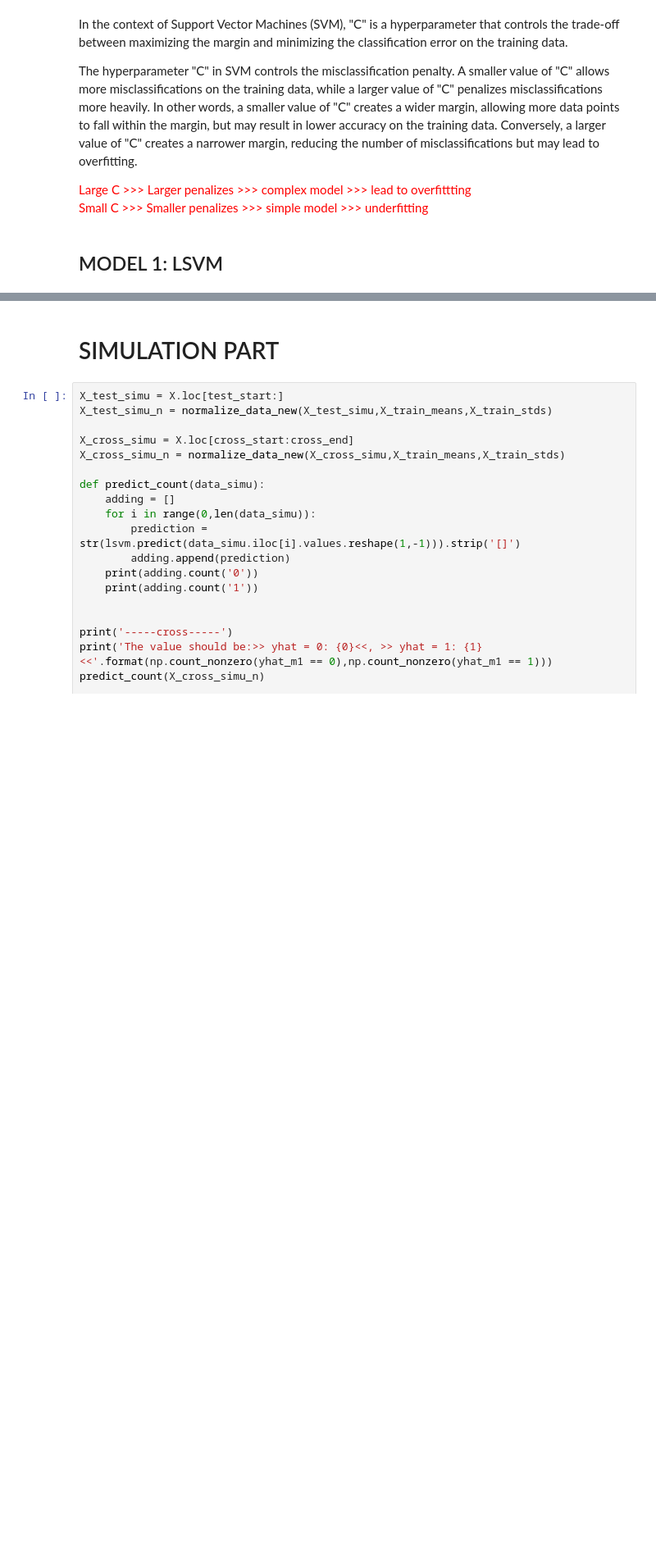
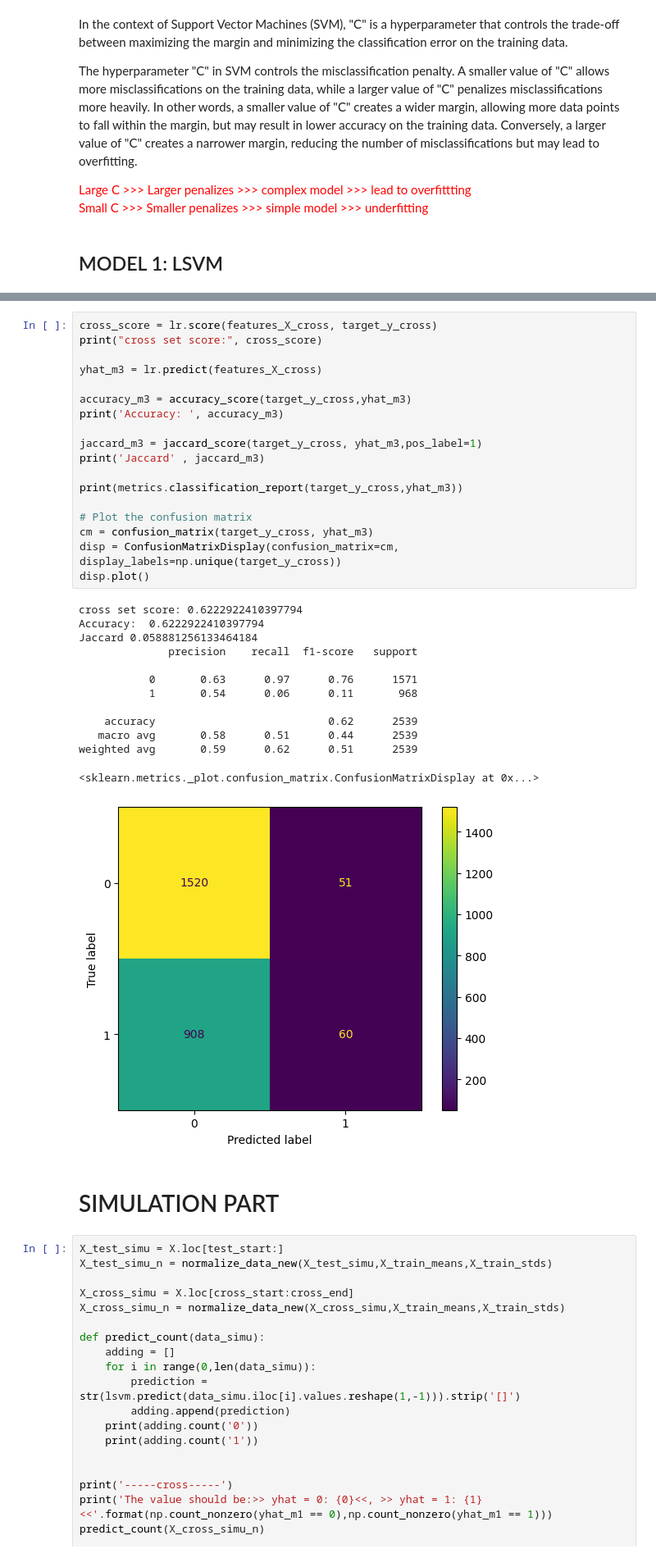
Before and after one commit to pkong001/LSVM-XAUUSD, a Jupyter notebook: lsvm_Long.ipynb, the cells around one changed output, grey strips where cells are left out. Shown at 82% size. Cells and saved outputs as stored; diff of their text form; blank space fills up the shorter version.

```diff
--- a/lsvm_Long.ipynb
+++ b/lsvm_Long.ipynb
@@ -409,3 +641,35 @@ weighted avg       0.75      0.76      0.74      2539
+# %%
+cross_score = lr.score(features_X_cross, target_y_cross)
+print("cross set score:", cross_score)
+
+yhat_m3 = lr.predict(features_X_cross)
+
+accuracy_m3 = accuracy_score(target_y_cross,yhat_m3)
+print('Accuracy: ', accuracy_m3)
+
+jaccard_m3 = jaccard_score(target_y_cross, yhat_m3,pos_label=1)
+print('Jaccard' , jaccard_m3)
+
+print(metrics.classification_report(target_y_cross,yhat_m3))
+
+# Plot the confusion matrix
+cm = confusion_matrix(target_y_cross, yhat_m3)
+disp = ConfusionMatrixDisplay(confusion_matrix=cm, display_labels=np.unique(target_y_cross))
+disp.plot()
+# %% [output]
+cross set score: 0.6222922410397794
+Accuracy:  0.6222922410397794
+Jaccard 0.058881256133464184
+              precision    recall  f1-score   support
+
+           0       0.63      0.97      0.76      1571
+           1       0.54      0.06      0.11       968
+
+    accuracy                           0.62      2539
+   macro avg       0.58      0.51      0.44      2539
+weighted avg       0.59      0.62      0.51      2539
+<sklearn.metrics._plot.confusion_matrix.ConfusionMatrixDisplay at 0x...>
+[figure, added]
 # %% [markdown]
 # SIMULATION PART
 # %%
```
Also changed, not shown: parts of 22 cells of this notebook, 48 other files.
